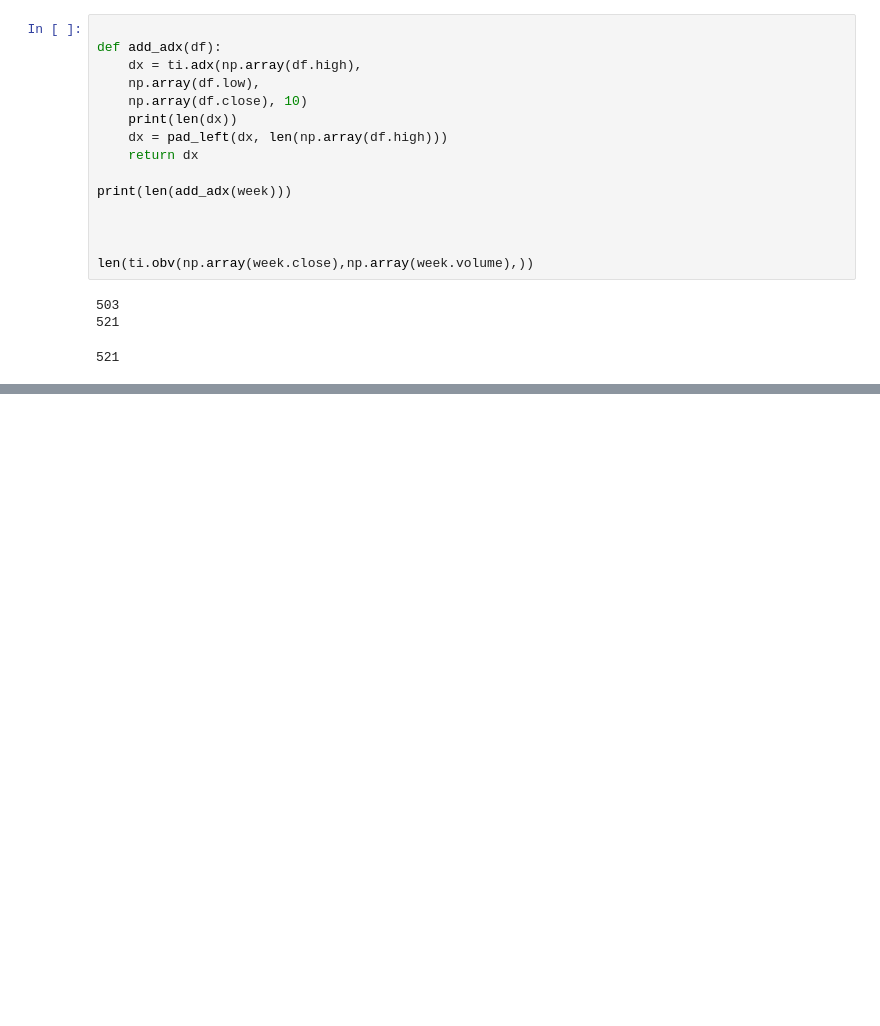
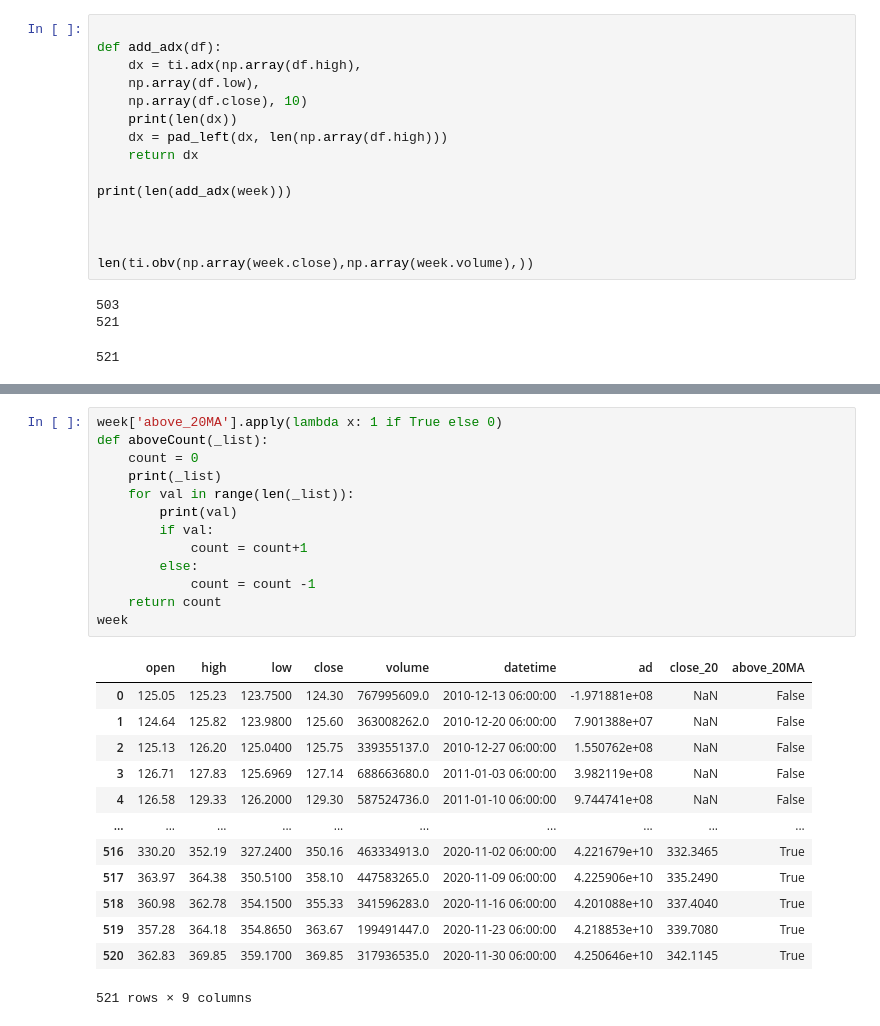
Before and after one commit to barrard/pyStocks, a Jupyter notebook: data-create.ipynb, the cells around one changed output, grey strips where cells are left out. Cells and saved outputs as stored; diff of their text form; blank space fills up the shorter version.

```diff
--- a/data-create.ipynb
+++ b/data-create.ipynb
@@ -176,0 +261,27 @@ len(ti.obv(np.array(week.close),np.array(week.volume),))
+# %%
+week['above_20MA'].apply(lambda x: 1 if True else 0)
+def aboveCount(_list):
+    count = 0
+    print(_list)
+    for val in range(len(_list)):
+        print(val)
+        if val:
+            count = count+1
+        else:
+            count = count -1
+    return count
+week
+# %% [output]
+|  | open | high | low | close | volume | datetime | ad | close_20 | above_20MA |
+| 0 | 125.05 | 125.23 | 123.7500 | 124.30 | 767995609.0 | 2010-12-13 06:00:00 | -1.971881e+08 | NaN | False |
+| 1 | 124.64 | 125.82 | 123.9800 | 125.60 | 363008262.0 | 2010-12-20 06:00:00 | 7.901388e+07 | NaN | False |
+| 2 | 125.13 | 126.20 | 125.0400 | 125.75 | 339355137.0 | 2010-12-27 06:00:00 | 1.550762e+08 | NaN | False |
+| 3 | 126.71 | 127.83 | 125.6969 | 127.14 | 688663680.0 | 2011-01-03 06:00:00 | 3.982119e+08 | NaN | False |
+| 4 | 126.58 | 129.33 | 126.2000 | 129.30 | 587524736.0 | 2011-01-10 06:00:00 | 9.744741e+08 | NaN | False |
+| ... | ... | ... | ... | ... | ... | ... | ... | ... | ... |
+| 516 | 330.20 | 352.19 | 327.2400 | 350.16 | 463334913.0 | 2020-11-02 06:00:00 | 4.221679e+10 | 332.3465 | True |
+| 517 | 363.97 | 364.38 | 350.5100 | 358.10 | 447583265.0 | 2020-11-09 06:00:00 | 4.225906e+10 | 335.2490 | True |
+| 518 | 360.98 | 362.78 | 354.1500 | 355.33 | 341596283.0 | 2020-11-16 06:00:00 | 4.201088e+10 | 337.4040 | True |
+| 519 | 357.28 | 364.18 | 354.8650 | 363.67 | 199491447.0 | 2020-11-23 06:00:00 | 4.218853e+10 | 339.7080 | True |
+| 520 | 362.83 | 369.85 | 359.1700 | 369.85 | 317936535.0 | 2020-11-30 06:00:00 | 4.250646e+10 | 342.1145 | True |
+521 rows × 9 columns
```
Also changed, not shown: parts of 11 cells of this notebook, 6 other files.
